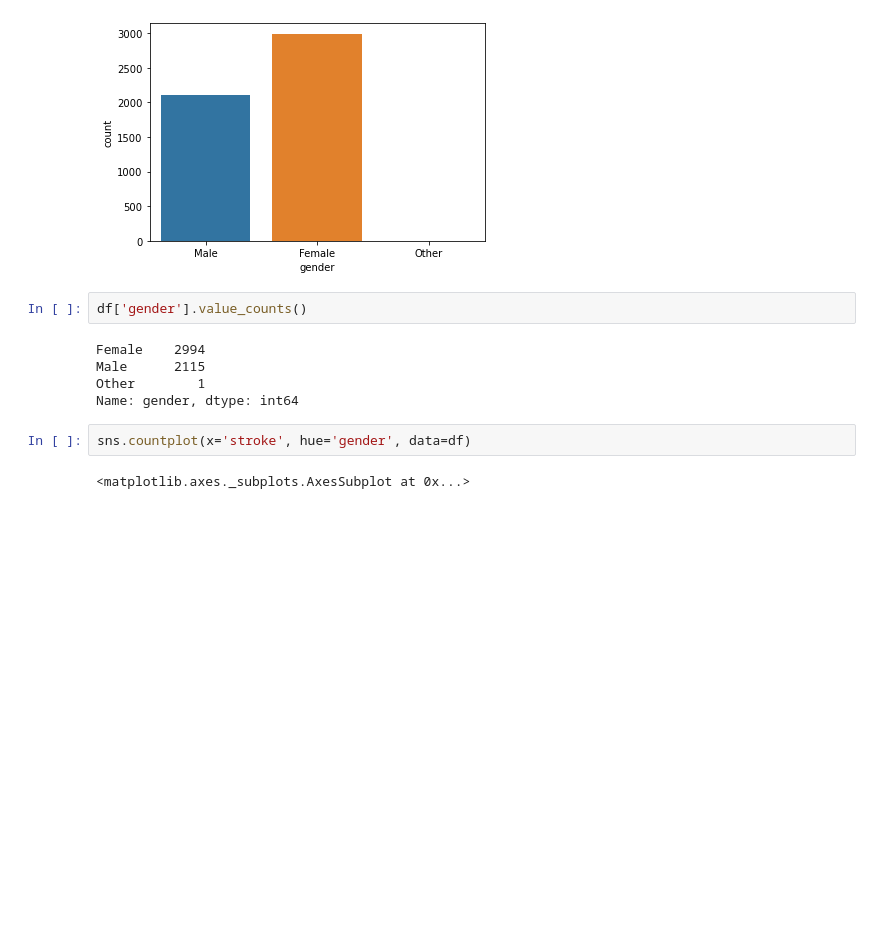
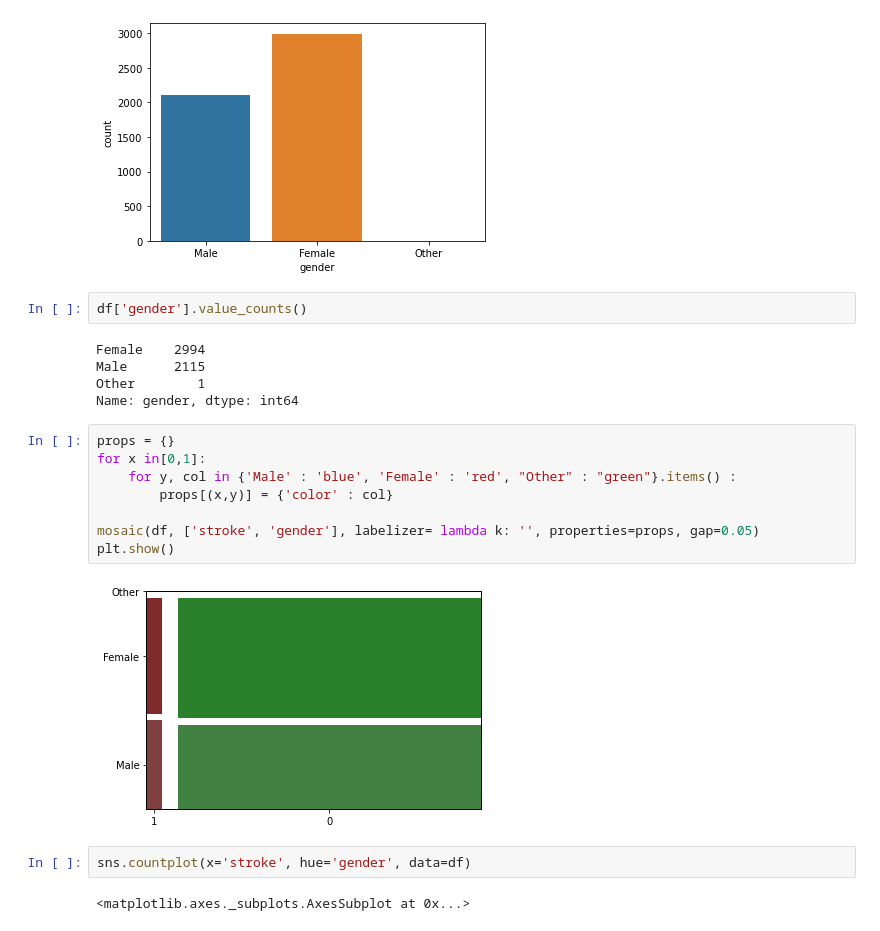
Before and after one commit to jordan-maulino/stroke_prediction, a Jupyter notebook: stroke_prediction.ipynb, the cells around one changed output. Saved outputs shown, nothing was run; the diff lists cells and outputs as text; blank space fills up the shorter version.

```diff
--- a/stroke_prediction.ipynb
+++ b/stroke_prediction.ipynb
@@ -132,6 +135,16 @@ Female    2994
 Male      2115
 Other        1
 Name: gender, dtype: int64
+# %%
+props = {}
+for x in[0,1]:
+    for y, col in {'Male' : 'blue', 'Female' : 'red', "Other" : "green"}.items() :
+        props[(x,y)] = {'color' : col}
+
+mosaic(df, ['stroke', 'gender'], labelizer= lambda k: '', properties=props, gap=0.05)
+plt.show()
+# %% [output]
+[figure, added]
 # %%
 sns.countplot(x='stroke', hue='gender', data=df)
 # %% [output]
```
Also changed, not shown: parts of 7 cells of this notebook.
